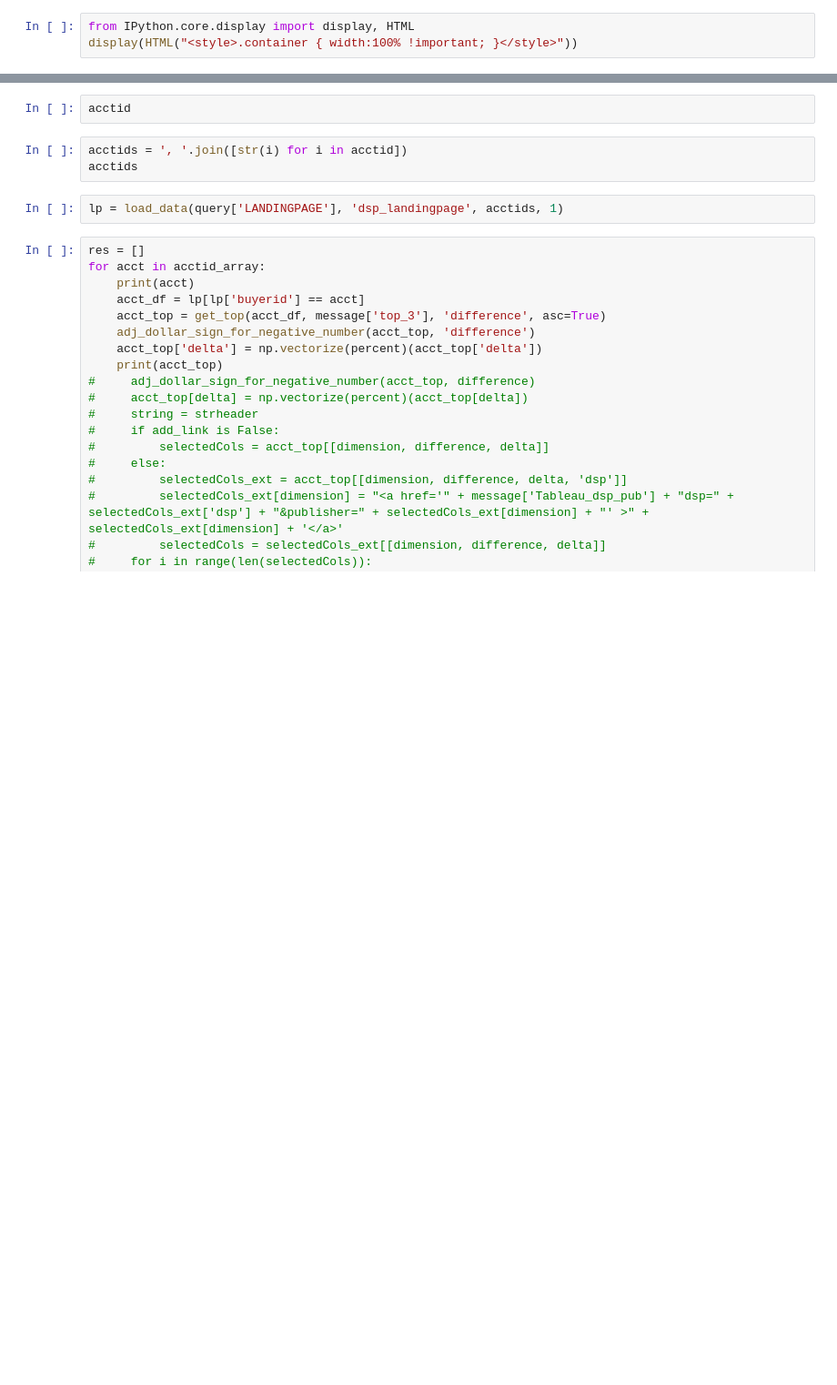
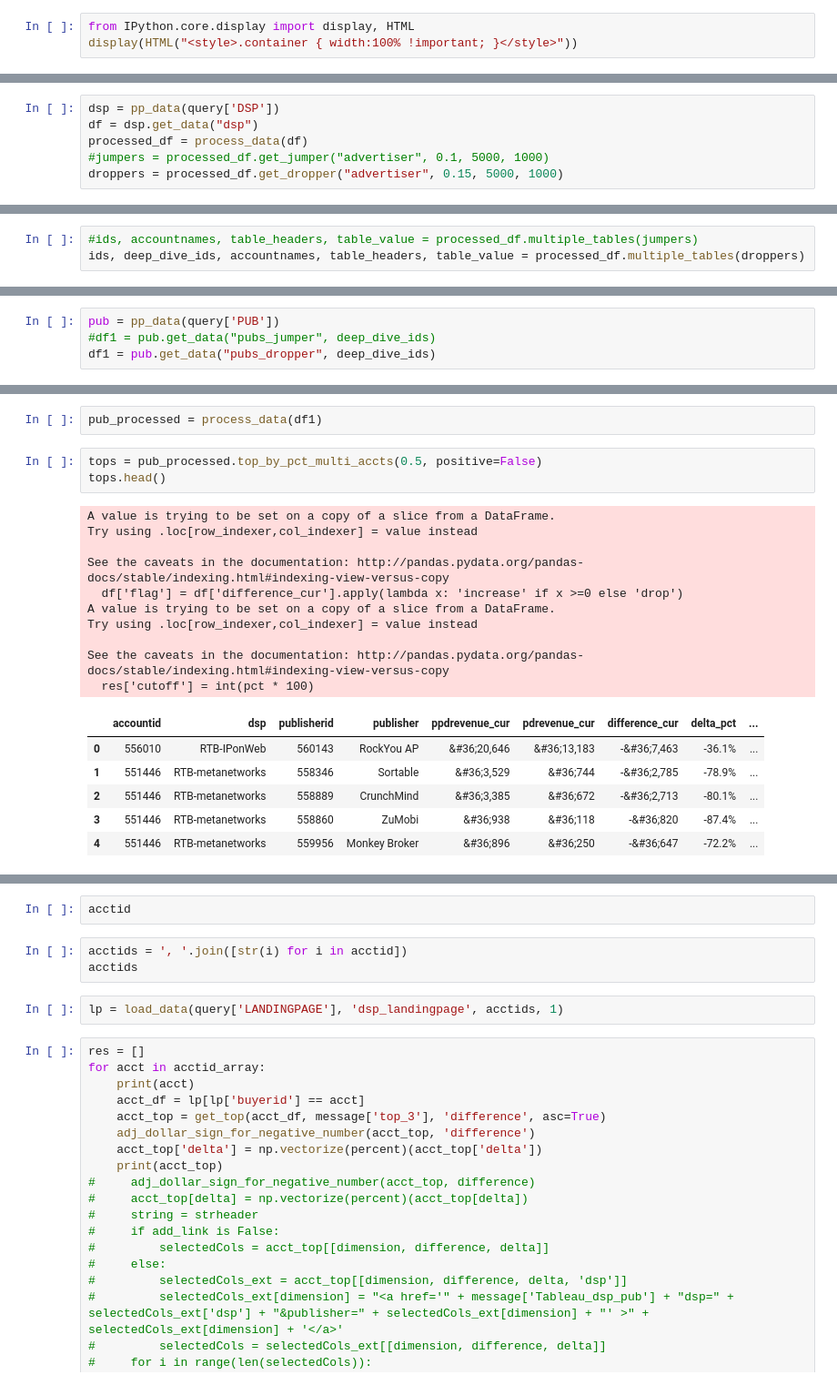
Before and after one commit to xiaomaosusie/alerting, a Jupyter notebook: Alerting.ipynb, the cells around one changed output, grey strips where cells are left out. Shown: that part at 91% size. Cells and saved outputs as stored; diff of their text form; blank space fills up the shorter version.

Commit message:
decoupling core to multiple classes

```diff
--- a/Alerting.ipynb
+++ b/Alerting.ipynb
@@ -25,0 +8,6 @@ df = pd.read_pickle('dsp_kpi_20170629.pkl')
+# %%
+dsp = pp_data(query['DSP'])
+df = dsp.get_data("dsp")
+processed_df = process_data(df)
+#jumpers = processed_df.get_jumper("advertiser", 0.1, 5000, 1000)
+droppers = processed_df.get_dropper("advertiser", 0.15, 5000, 1000)
@@ -25,0 +29,3 @@ df = pd.read_pickle('dsp_kpi_20170629.pkl')
+# %%
+#ids, accountnames, table_headers, table_value = processed_df.multiple_tables(jumpers)
+ids, deep_dive_ids, accountnames, table_headers, table_value = processed_df.multiple_tables(droppers)
@@ -25,0 +47,4 @@ df = pd.read_pickle('dsp_kpi_20170629.pkl')
+# %%
+pub = pp_data(query['PUB'])
+#df1 = pub.get_data("pubs_jumper", deep_dive_ids)
+df1 = pub.get_data("pubs_dropper", deep_dive_ids)
@@ -25,0 +59,22 @@ df = pd.read_pickle('dsp_kpi_20170629.pkl')
+# %%
+pub_processed = process_data(df1)
+# %%
+tops = pub_processed.top_by_pct_multi_accts(0.5, positive=False)
+tops.head()
+# %% [output]
+A value is trying to be set on a copy of a slice from a DataFrame.
+Try using .loc[row_indexer,col_indexer] = value instead
+
+See the caveats in the documentation: http://pandas.pydata.org/pandas-docs/stable/indexing.html#indexing-view-versus-copy
+  df['flag'] = df['difference_cur'].apply(lambda x: 'increase' if x >=0 else 'drop')
+A value is trying to be set on a copy of a slice from a DataFrame.
+Try using .loc[row_indexer,col_indexer] = value instead
+
+See the caveats in the documentation: http://pandas.pydata.org/pandas-docs/stable/indexing.html#indexing-view-versus-copy
+  res['cutoff'] = int(pct * 100)
+|  | accountid | dsp | publisherid | publisher | ppdrevenue_cur | pdrevenue_cur | difference_cur | delta_pct | ... |
+| 0 | 556010 | RTB-IPonWeb | 560143 | RockYou AP | &#36;20,646 | &#36;13,183 | -&#36;7,463 | -36.1% | ... |
+| 1 | 551446 | RTB-metanetworks | 558346 | Sortable | &#36;3,529 | &#36;744 | -&#36;2,785 | -78.9% | ... |
+| 2 | 551446 | RTB-metanetworks | 558889 | CrunchMind | &#36;3,385 | &#36;672 | -&#36;2,713 | -80.1% | ... |
+| 3 | 551446 | RTB-metanetworks | 558860 | ZuMobi | &#36;938 | &#36;118 | -&#36;820 | -87.4% | ... |
+| 4 | 551446 | RTB-metanetworks | 559956 | Monkey Broker | &#36;896 | &#36;250 | -&#36;647 | -72.2% | ... |
```
Also changed, not shown: parts of 31 cells of this notebook, 36 other files.
